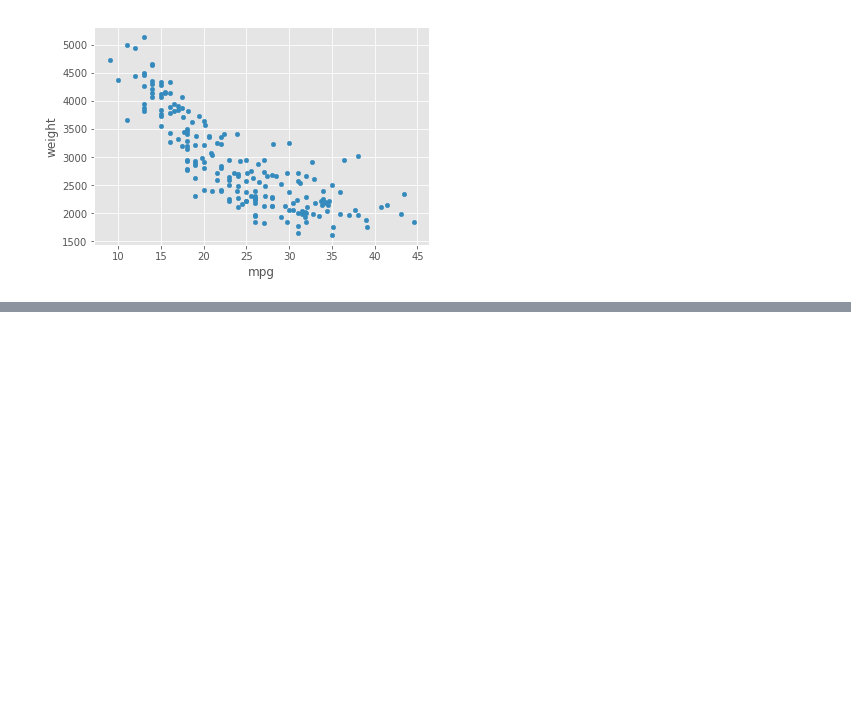
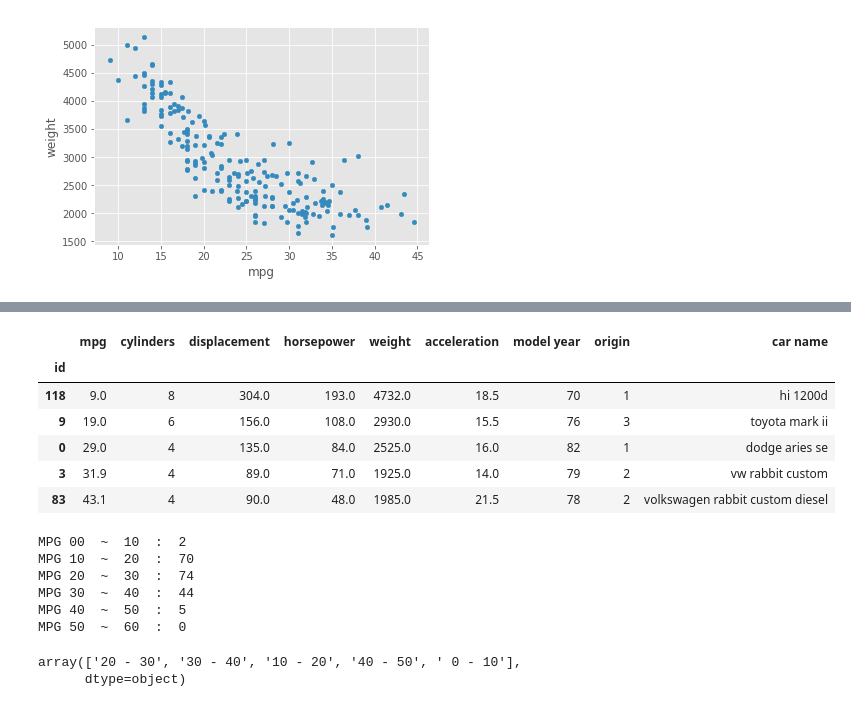
Before and after one commit to huginn-9157/TIL, a Jupyter notebook: Python/Signate_practice1.ipynb, the cells around one changed output, grey strips where cells are left out. Cells and saved outputs as stored; diff of their text form; code cells hidden in the pictures; blank space fills up the shorter version.

```diff
--- a/Python/Signate_practice1.ipynb
+++ b/Python/Signate_practice1.ipynb
@@ -271,0 +316,67 @@ df.plot(kind='scatter', x='mpg', y='weight')
+# %%
+# mpgの最大値は44
+mpg1 = df[df['mpg'] <= 10]
+mpg2 = df[(df['mpg'] > 10) & (df['mpg'] <= 20)]
+mpg3 = df[(df['mpg'] > 20) & (df['mpg'] <= 30)]
+mpg4 = df[(df['mpg'] > 30) & (df['mpg'] <= 40)]
+mpg5 = df[(df['mpg'] > 40) & (df['mpg'] <= 50)]
+
+mpg1.head(1).append(mpg2.head(1)).append(mpg3.head(1)).append(mpg4.head(1)).append(mpg5.head(1))
+# %% [output]
+|  | mpg | cylinders | displacement | horsepower | weight | acceleration | model year | origin | car name |
+| id |  |  |  |  |  |  |  |  |  |
+| 118 | 9.0 | 8 | 304.0 | 193.0 | 4732.0 | 18.5 | 70 | 1 | hi 1200d |
+| 9 | 19.0 | 6 | 156.0 | 108.0 | 2930.0 | 15.5 | 76 | 3 | toyota mark ii |
+| 0 | 29.0 | 4 | 135.0 | 84.0 | 2525.0 | 16.0 | 82 | 1 | dodge aries se |
+| 3 | 31.9 | 4 | 89.0 | 71.0 | 1925.0 | 14.0 | 79 | 2 | vw rabbit custom |
+| 83 | 43.1 | 4 | 90.0 | 48.0 | 1985.0 | 21.5 | 78 | 2 | volkswagen rabbit custom diesel |
+# %%
+# 上のは何とも冗長なコードだ。
+
+mpg_arr = []
+for i in range(6):
+    if i == 0:
+        mpg_arr.append(df[df['mpg'] <= 10])
+    else:
+        mpg_arr.append(df[(df['mpg'] > i*10) & (df['mpg'] <= (i+1)*10)])
+
+for i, arr in enumerate(mpg_arr):
+    print('MPG', f'{(i*10):02d}', ' ~ ', (i+1)*10, ' : ', len(arr))
+# %% [output]
+MPG 00  ~  10  :  2
+MPG 10  ~  20  :  70
+MPG 20  ~  30  :  74
+MPG 30  ~  40  :  44
+MPG 40  ~  50  :  5
+MPG 50  ~  60  :  0
+# %%
+# そもそも列を追加すれば良いだけだった
+
+# うまくいかん
+def f(mpg):
+    if mpg < 10:
+        return ' 0 - 10'
+    else:
+        i = mpg//10 * 10
+        j = (mpg+10)//10 *10
+        return f'{i:1.0f} - {j:1.0f}'
+
+# for i in range(len(df)):
+#     df1 = df.assign(
+#         round_mpg=f(df.iloc[i]['mpg'])
+#     )
+
+# 行を呼べば良い
+def ff(row):
+    if row.mpg < 10:
+        return ' 0 - 10'
+    else:
+        i = row.mpg//10 * 10
+        j = (row.mpg+10)//10 *10
+        return f'{i:1.0f} - {j:1.0f}'
+
+df['mpg_range'] = df.apply(ff, axis=1)
+df['mpg_range'].unique()
+# %% [output]
+array(['20 - 30', '30 - 40', '10 - 20', '40 - 50', ' 0 - 10'],
+      dtype=object)
```
Also changed, not shown: parts of 8 cells of this notebook, 1 other file.
